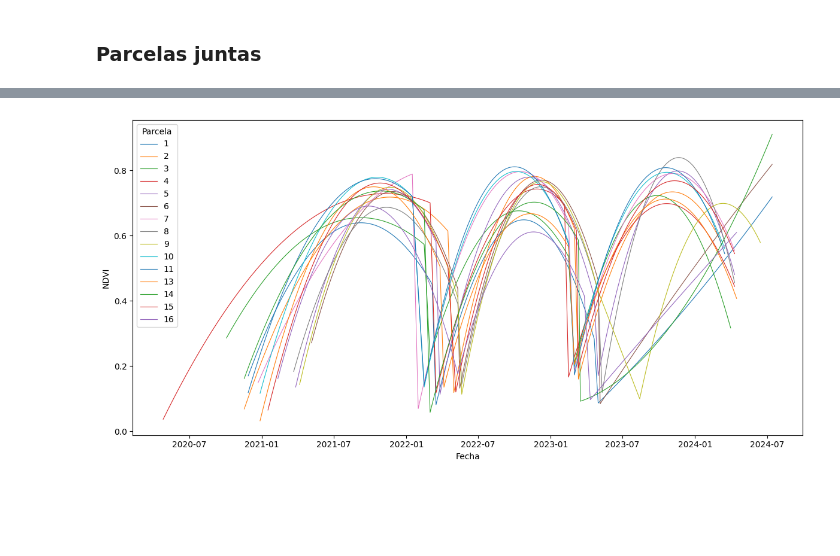
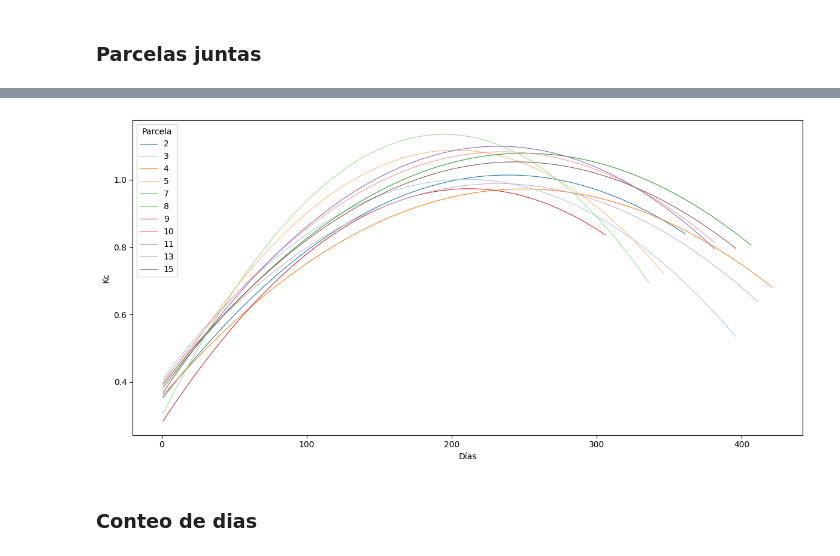
Before and after one commit to VivaldoGP/Tesis, a Jupyter notebook: results/time_series/ts.ipynb, the cells around one changed output, grey strips where cells are left out. Cells and saved outputs as stored; diff of their text form; code cells hidden in the pictures; blank space fills up the shorter version.

Commit message:
feat: fixed yields & drop bad blocks

```diff
--- a/results/time_series/ts.ipynb
+++ b/results/time_series/ts.ipynb
@@ -158,18 +158,27 @@ for i in os.listdir(blocks_21):
     i_path = os.path.join(blocks_21, i)
     df_list_21.append(pd.read_csv(i_path))
 df_21 = pd.concat(df_list_21, ignore_index=True, axis=0)
+df_21['Fecha'] = pd.to_datetime(df_21['Fecha'])
 
 df_list_22 = []
 for i in os.listdir(blocks_22):
     i_path = os.path.join(blocks_22, i)
     df_list_22.append(pd.read_csv(i_path))
 df_22 = pd.concat(df_list_22, ignore_index=True, axis=0)
+df_22['Fecha'] = pd.to_datetime(df_22['Fecha'])
 
 df_list_23 = []
 for i in os.listdir(blocks_23):
     i_path = os.path.join(blocks_23, i)
     df_list_23.append(pd.read_csv(i_path))
 df_23 = pd.concat(df_list_23, ignore_index=True, axis=0)
+df_23['Fecha'] = pd.to_datetime(df_23['Fecha'])
+# %%
+df_21.drop(df_21[df_21['Parcela'] == 4].index, inplace=True)
+df_23.drop(df_23[df_23['Parcela'] == 1].index, inplace=True)
+df_23.drop(df_23[df_23['Parcela'] == 6].index, inplace=True)
+df_23.drop(df_23[df_23['Parcela'] == 14].index, inplace=True)
+df_23.drop(df_23[df_23['Parcela'] == 16].index, inplace=True)
 # %%
 concat_blocks = pd.concat([df_21, df_22, df_23])
 # %%
@@ -177,9 +202,11 @@ concat_blocks['Fecha'] = pd.to_datetime(concat_blocks['Fecha'])
 # %%
 fig, ax = plt.subplots(figsize=(12, 6))
-sns.lineplot(data=concat_blocks, x='Fecha', y='ndvi', hue='Parcela', lw=0.8, palette='tab10')
-plt.xlabel('Fecha')
-plt.ylabel('NDVI')
+sns.lineplot(data=df_23, x='dias', y='kc', hue='Parcela', lw=0.8, palette='tab20')
+plt.xlabel('Días')
+plt.ylabel('Kc')
 plt.tight_layout()
-plt.savefig(r'../../tesis_img/series_tiempo/ndvi_deg2.pdf', dpi=200)
+plt.savefig(r'../../tesis_img/series_tiempo/kc_23.pdf', dpi=150)
 # %% [output]
-[figure, old version]
+[figure, new version]
+# %% [markdown]
+### Conteo de dias
```
Also changed, not shown: parts of 4 cells of this notebook, 1 other file.
